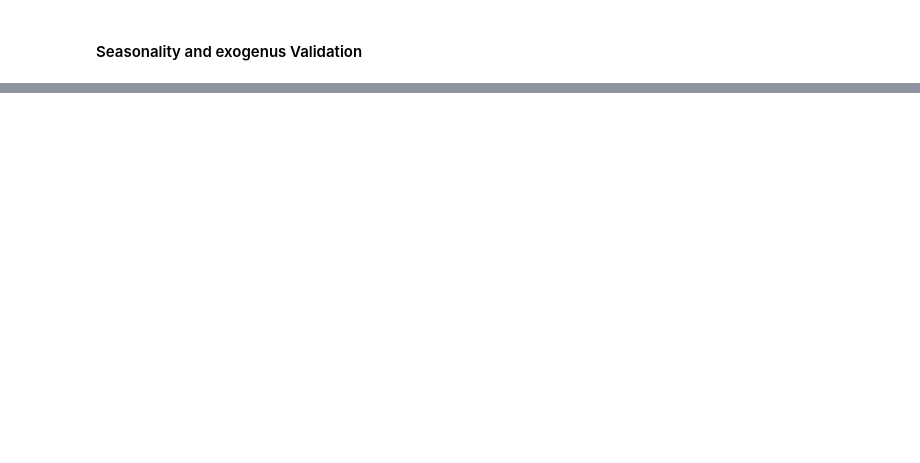
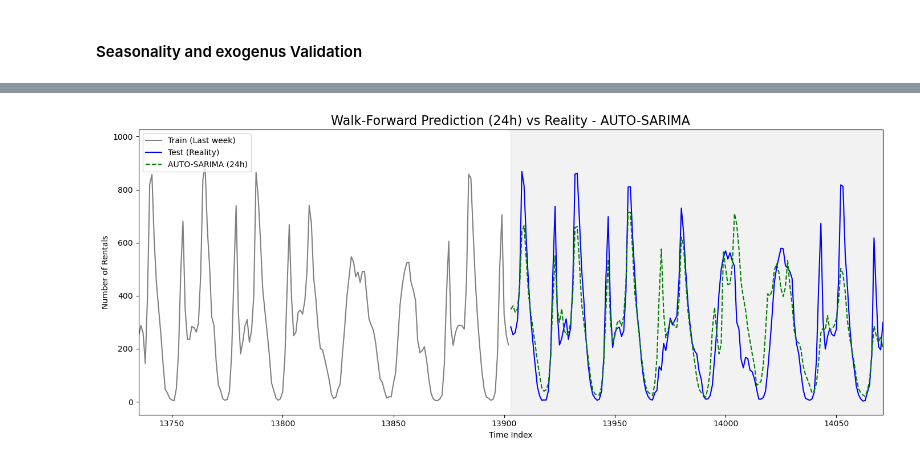
Before and after one commit to ikeiba/bike-sharing-time-series, a Jupyter notebook: project_submission/auto_arima.ipynb, the cells around one changed output, grey strips where cells are left out. Cells and saved outputs as stored; diff of their text form; code cells hidden in the pictures; blank space fills up the shorter version.

```diff
--- a/project_submission/auto_arima.ipynb
+++ b/project_submission/auto_arima.ipynb
@@ -323,0 +415,92 @@ print(lb_result)
+# %%
+test_length = len(y_test_registered_log)
+step_size = 24
+
+final_preds_reg = []
+final_preds_cas = []
+all_final_preds = []
+
+print(f"Starting Walk-Forward for {test_length // 24} days...")
+
+# =====================================================================
+# 2. BUCLE WALK-FORWARD
+# =====================================================================
+for i in tqdm(range(0, test_length, step_size), desc="Simulando días"):
+
+    # A. Predecir las siguientes 24 horas en escala LOG
+    current_step = min(step_size, test_length - i)
+
+    pred_reg_log = model_reg_seas.predict(n_periods=current_step)
+    pred_cas_log = model_cas_seas.predict(n_periods=current_step)
+
+    # B. Invertir la transformación logarítmica (Pasar a nº de bicis)
+    pred_reg = np.expm1(pred_reg_log)
+    pred_cas = np.expm1(pred_cas_log)
+
+    # C. Sumar ambas predicciones y guardarlas
+    final_preds_reg.extend(pred_reg)
+    final_preds_cas.extend(pred_cas)
+    all_final_preds.extend(pred_reg + pred_cas)
+
+    # D. ACTUALIZAR los modelos con la realidad (en LOG) para que tengan "memoria"
+    # Extraemos los datos reales que acaban de "pasar"
+    actual_reg_log = y_test_registered_log.iloc[i : i + current_step]
+    actual_cas_log = y_test_casual_log.iloc[i : i + current_step]
+
+    # .update() añade los datos y ajusta el estado del modelo sin re-entrenar p,d,q
+    model_reg_seas.update(actual_reg_log)
+    model_cas_seas.update(actual_cas_log)
+
+# =====================================================================
+# 3. EVALUACIÓN FINAL
+# =====================================================================
+# Convertimos a serie para comparar con el 'cnt' real de test
+final_pred_series = pd.Series(all_final_preds, index=test[:len(all_final_preds)].index)
+
+final_pred_reg = pd.Series(final_preds_reg, index=test[:len(final_preds_reg)].index)
+
+final_pred_cas = pd.Series(final_preds_cas, index=test[:len(final_preds_cas)].index)
+
+actual_reg = test['registered'].iloc[:len(all_final_preds)]
+actual_cas = test['casual'].iloc[:len(all_final_preds)]
+actual_cnt = test['cnt'].iloc[:len(all_final_preds)]
+
+print(f"\n--- FINAL RESULT WALK-FORWARD (140 days) ---")
+mae_cnt = mean_absolute_error(actual_cnt, final_pred_series)
+mae_reg = mean_absolute_error(actual_reg, final_pred_reg)
+mae_cas = mean_absolute_error(actual_cas, final_pred_cas)
+
+wmape_cnt = np.sum(np.abs(actual_cnt - final_pred_series)) / np.sum(actual_cnt)
+wmape_reg = np.sum(np.abs(actual_reg - final_pred_reg)) / np.sum(actual_reg)
+wmape_cas = np.sum(np.abs(actual_cas - final_pred_cas)) / np.sum(actual_cas)
+
+accuracy_cnt = 1 - wmape_cnt
+accuracy_reg = 1 - wmape_reg
+accuracy_cas = 1 - wmape_cas
+
+label = "AUTO-SARIMA"
+print(f"MAE CNT({label}): {mae_cnt:.2f}")
+print(f"MAE REGISTERED({label}): {mae_reg:.2f}")
+print(f"MAE CASUAL({label}): {mae_cas:.2f}")
+print("-------------------------------")
+print(f"WMAPE CNT({label}): {wmape_cnt * 100:.2f}%")
+print(f"WMAPE REGISTERED({label}): {wmape_reg * 100:.2f}%")
+print(f"WMAPE CASUAL({label}): {wmape_cas * 100:.2f}%")
+print("-------------------------------")
+print(f"ACCURACY CNT({label}): {accuracy_cnt * 100:.2f}%")
+print(f"ACCURACY REGISTERED({label}): {accuracy_reg * 100:.2f}%")
+print(f"ACCURACY CASUAL({label}): {accuracy_cas * 100:.2f}%")
+
+fig, ax = plt.subplots(figsize=(14, 6))
+ax.plot(train["cnt"].index[-168:], train["cnt"].iloc[-168:], label='Train (Last week)', color='gray')
+ax.plot(actual_cnt.index, actual_cnt, label='Test (Reality)', color='blue')
+ax.plot(actual_cnt.index, final_pred_series, label=f'{label} (24h)', color='green', linestyle='--')
+ax.axvspan(actual_cnt.index[0], actual_cnt.index[-1], color='#808080', alpha=0.1)
+ax.set_title(f'Walk-Forward Prediction (24h) vs Reality - {label}', fontsize=16)
+ax.set_xlabel('Time Index')
+ax.set_ylabel('Number of Rentals')
+ax.legend(loc='upper left')
+ax.set_xlim(train.index[-168], actual_cnt.index[min(168, len(actual_cnt)-1)])
+plt.tight_layout()
+plt.show()
+# %% [output]
@@ -323,0 +510 @@ print(lb_result)
+[figure, added]
```
Also changed, not shown: parts of 16 cells of this notebook, 2 other files.
